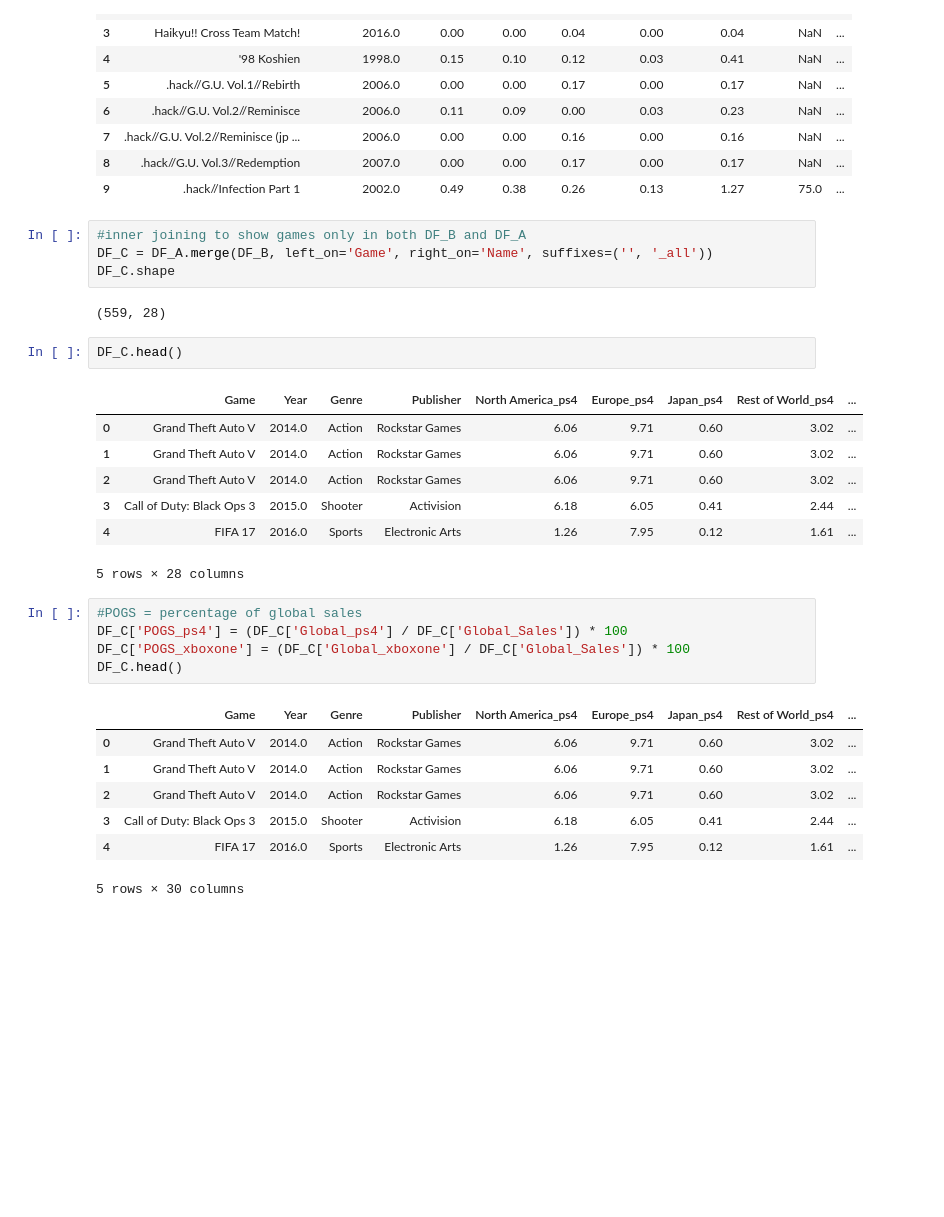
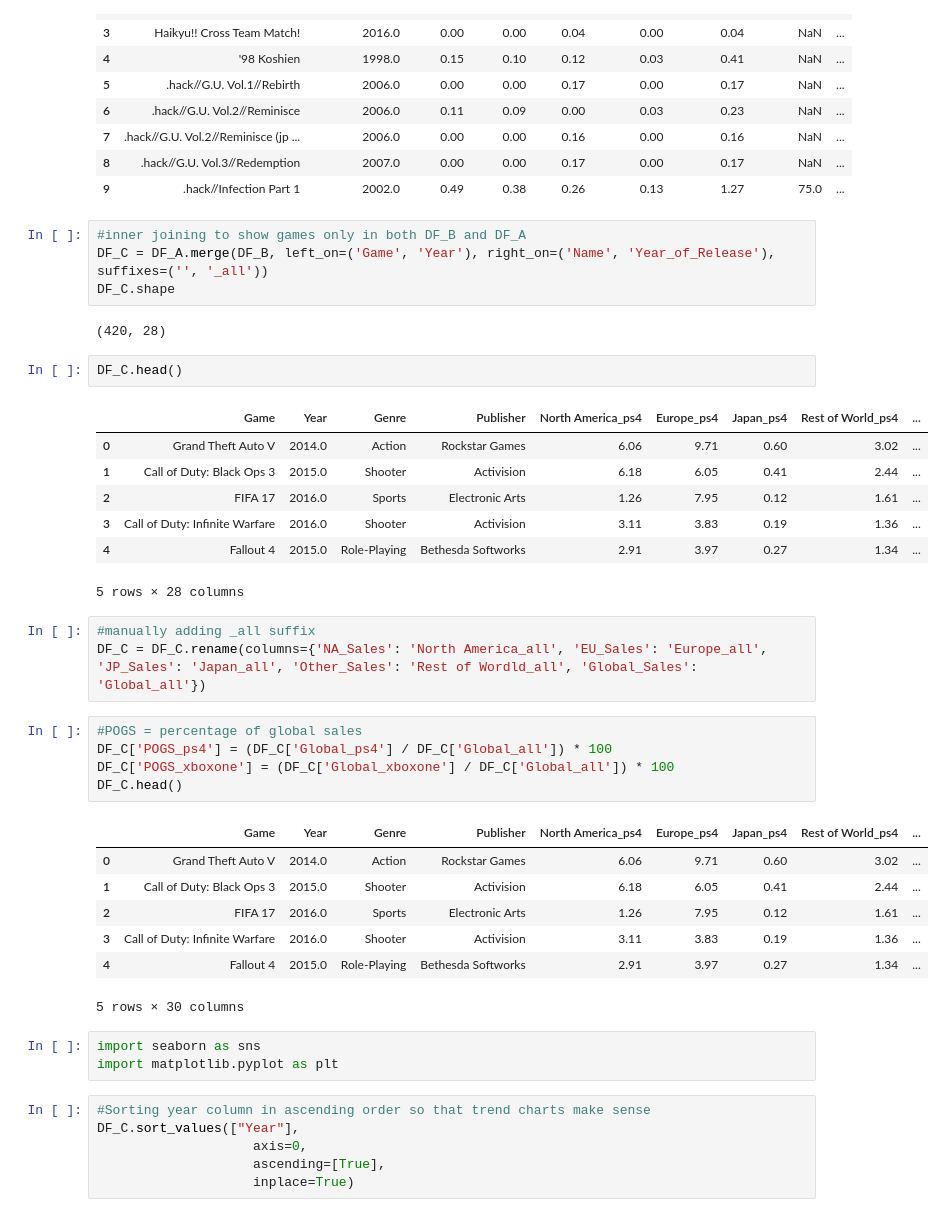
Before and after one commit to ifeomaaaa/ps4_xbox, a Jupyter notebook: AKA_test.ipynb, the cells around one changed output. Saved outputs shown, nothing was run; the diff lists cells and outputs as text; blank space fills up the shorter version.

```diff
--- a/AKA_test.ipynb
+++ b/AKA_test.ipynb
@@ -94,30 +94,42 @@ DF_B.head(10)
 | 9 | .hack//Infection Part 1 | 2002.0 | 0.49 | 0.38 | 0.26 | 0.13 | 1.27 | 75.0 | ... |
 # %%
 #inner joining to show games only in both DF_B and DF_A
-DF_C = DF_A.merge(DF_B, left_on='Game', right_on='Name', suffixes=('', '_all'))
+DF_C = DF_A.merge(DF_B, left_on=('Game', 'Year'), right_on=('Name', 'Year_of_Release'), suffixes=('', '_all'))
 DF_C.shape
 # %% [output]
-(559, 28)
+(420, 28)
 # %%
 DF_C.head()
 # %% [output]
 |  | Game | Year | Genre | Publisher | North America_ps4 | Europe_ps4 | Japan_ps4 | Rest of World_ps4 | ... |
 | 0 | Grand Theft Auto V | 2014.0 | Action | Rockstar Games | 6.06 | 9.71 | 0.60 | 3.02 | ... |
-| 1 | Grand Theft Auto V | 2014.0 | Action | Rockstar Games | 6.06 | 9.71 | 0.60 | 3.02 | ... |
-| 2 | Grand Theft Auto V | 2014.0 | Action | Rockstar Games | 6.06 | 9.71 | 0.60 | 3.02 | ... |
-| 3 | Call of Duty: Black Ops 3 | 2015.0 | Shooter | Activision | 6.18 | 6.05 | 0.41 | 2.44 | ... |
-| 4 | FIFA 17 | 2016.0 | Sports | Electronic Arts | 1.26 | 7.95 | 0.12 | 1.61 | ... |
+| 1 | Call of Duty: Black Ops 3 | 2015.0 | Shooter | Activision | 6.18 | 6.05 | 0.41 | 2.44 | ... |
+| 2 | FIFA 17 | 2016.0 | Sports | Electronic Arts | 1.26 | 7.95 | 0.12 | 1.61 | ... |
+| 3 | Call of Duty: Infinite Warfare | 2016.0 | Shooter | Activision | 3.11 | 3.83 | 0.19 | 1.36 | ... |
+| 4 | Fallout 4 | 2015.0 | Role-Playing | Bethesda Softworks | 2.91 | 3.97 | 0.27 | 1.34 | ... |
 5 rows × 28 columns
+# %%
+#manually adding _all suffix
+DF_C = DF_C.rename(columns={'NA_Sales': 'North America_all', 'EU_Sales': 'Europe_all', 'JP_Sales': 'Japan_all', 'Other_Sales': 'Rest of Wordld_all', 'Global_Sales': 'Global_all'})
 # %%
 #POGS = percentage of global sales
-DF_C['POGS_ps4'] = (DF_C['Global_ps4'] / DF_C['Global_Sales']) * 100
-DF_C['POGS_xboxone'] = (DF_C['Global_xboxone'] / DF_C['Global_Sales']) * 100
+DF_C['POGS_ps4'] = (DF_C['Global_ps4'] / DF_C['Global_all']) * 100
+DF_C['POGS_xboxone'] = (DF_C['Global_xboxone'] / DF_C['Global_all']) * 100
 DF_C.head()
 # %% [output]
 |  | Game | Year | Genre | Publisher | North America_ps4 | Europe_ps4 | Japan_ps4 | Rest of World_ps4 | ... |
 | 0 | Grand Theft Auto V | 2014.0 | Action | Rockstar Games | 6.06 | 9.71 | 0.60 | 3.02 | ... |
-| 1 | Grand Theft Auto V | 2014.0 | Action | Rockstar Games | 6.06 | 9.71 | 0.60 | 3.02 | ... |
-| 2 | Grand Theft Auto V | 2014.0 | Action | Rockstar Games | 6.06 | 9.71 | 0.60 | 3.02 | ... |
-| 3 | Call of Duty: Black Ops 3 | 2015.0 | Shooter | Activision | 6.18 | 6.05 | 0.41 | 2.44 | ... |
-| 4 | FIFA 17 | 2016.0 | Sports | Electronic Arts | 1.26 | 7.95 | 0.12 | 1.61 | ... |
+| 1 | Call of Duty: Black Ops 3 | 2015.0 | Shooter | Activision | 6.18 | 6.05 | 0.41 | 2.44 | ... |
+| 2 | FIFA 17 | 2016.0 | Sports | Electronic Arts | 1.26 | 7.95 | 0.12 | 1.61 | ... |
+| 3 | Call of Duty: Infinite Warfare | 2016.0 | Shooter | Activision | 3.11 | 3.83 | 0.19 | 1.36 | ... |
+| 4 | Fallout 4 | 2015.0 | Role-Playing | Bethesda Softworks | 2.91 | 3.97 | 0.27 | 1.34 | ... |
 5 rows × 30 columns
+# %%
+import seaborn as sns
+import matplotlib.pyplot as plt
+# %%
+#Sorting year column in ascending order so that trend charts make sense
+DF_C.sort_values(["Year"],
+                    axis=0,
+                    ascending=[True],
+                    inplace=True)
```
Also changed, not shown: parts of 20 cells of this notebook.
